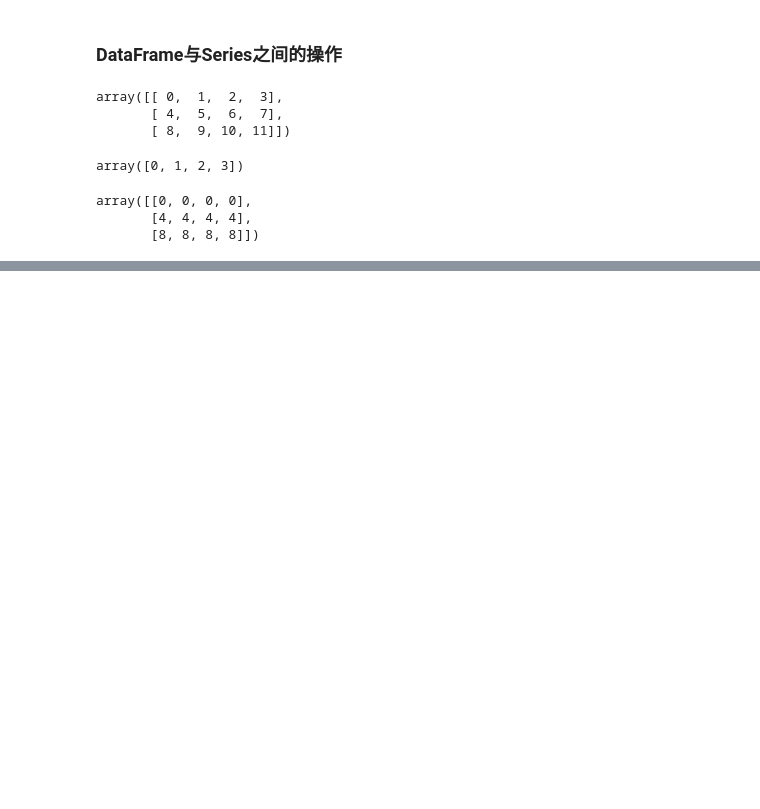
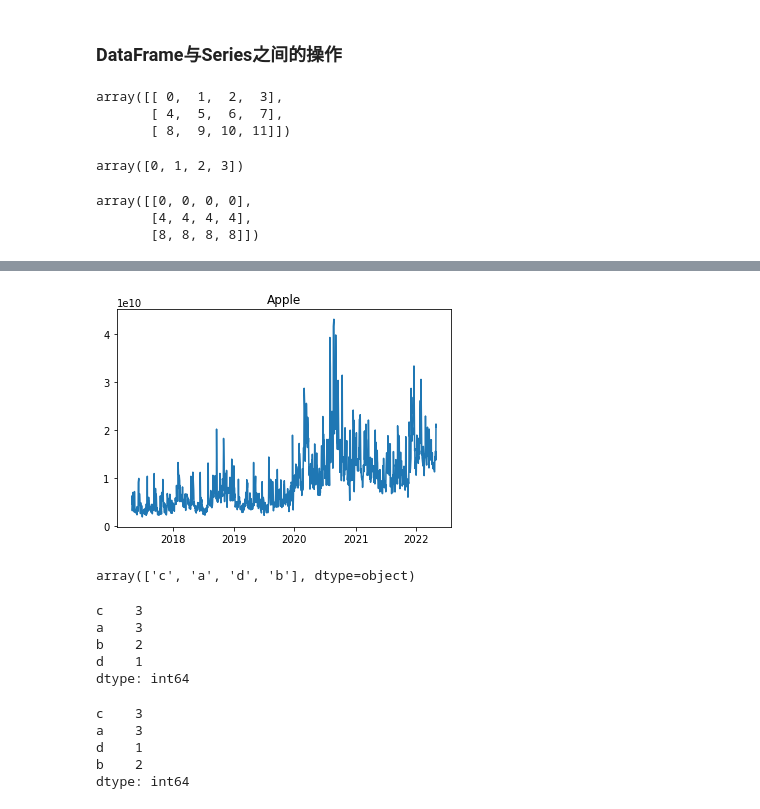
Before and after one commit to wfy0508/LearningPython, a Jupyter notebook: dataAnalysis/chapter5.ipynb, the cells around one changed output, grey strips where cells are left out. Saved outputs shown, nothing was run; the diff lists cells and outputs as text; code cells hidden in the pictures; blank space fills up the shorter version.

```diff
--- a/dataAnalysis/chapter5.ipynb
+++ b/dataAnalysis/chapter5.ipynb
@@ -901,0 +1339,3 @@ frame
+# %%
+# 从雅虎财经获取4家公司股票信息
+all_data = {ticker: web.get_data_yahoo(ticker) for ticker in ['AAPL', 'IBM', 'MSFT', 'GOOG']}
@@ -901,0 +1366,3 @@ frame
+# %%
+price = pd.DataFrame({ticker: data['Adj Close'] for ticker, data in all_data.items()})
+price.tail()
@@ -901,0 +1377,3 @@ frame
+# %%
+volume = pd.DataFrame({ticker: data['Volume'] for ticker, data in all_data.items()})
+volume
@@ -901,0 +1424,11 @@ frame
+# %%
+total_value = volume['AAPL'] * price['AAPL']
+y = total_value.to_list()
+x = volume.index.to_list()
+import matplotlib.pyplot as plt
+
+plt.plot(x, y)
+plt.title("Apple")
+plt.show()
+# %% [output]
+[figure, added]
@@ -901,0 +1437,20 @@ frame
+# %%
+obj.unique()
+# %% [output]
+array(['c', 'a', 'd', 'b'], dtype=object)
+# %%
+obj.value_counts()
+# %% [output]
+c    3
+a    3
+b    2
+d    1
+dtype: int64
+# %%
+pd.value_counts(obj.values, sort=False)
+# %% [output]
+c    3
+a    3
+d    1
+b    2
+dtype: int64
```
Also changed, not shown: parts of 71 cells of this notebook.
